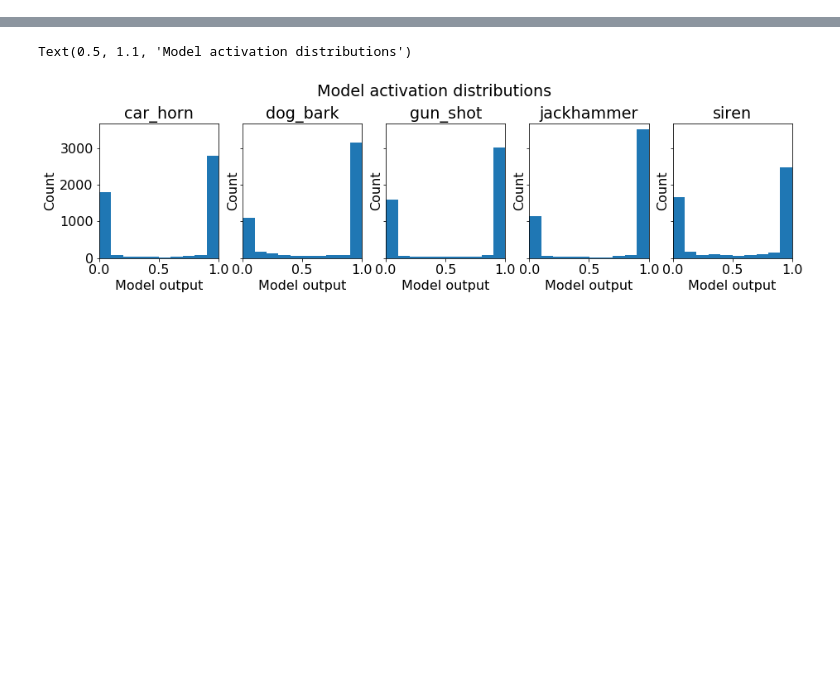
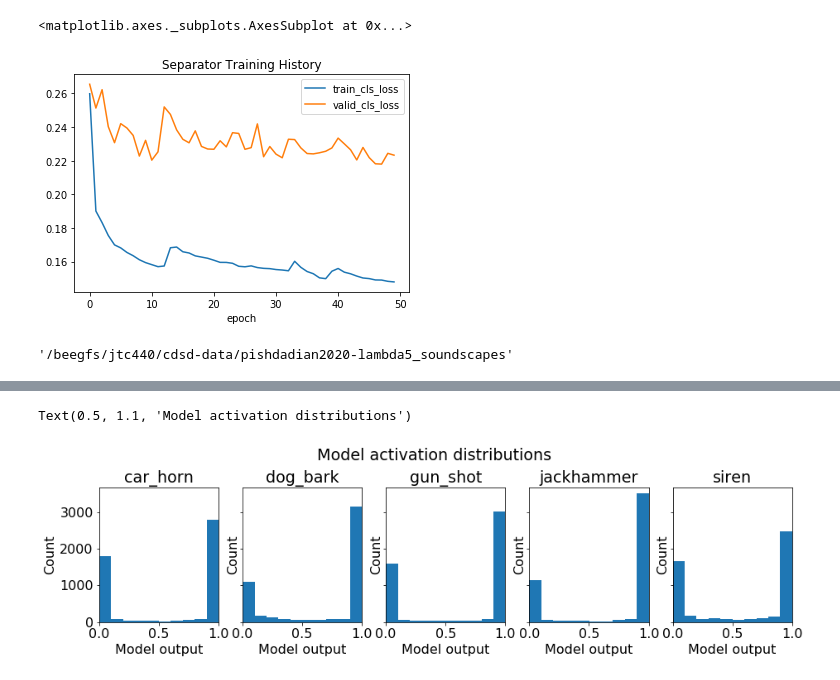
Before and after one commit to sonyc-project/weakly-supervised-sssle, a Jupyter notebook: notebooks/results_analysis.ipynb, the cells around one changed output, grey strips where cells are left out. Drawn from its saved outputs; the diff is of its cells as text; code cells hidden in the pictures; blank space fills up the shorter version.

```diff
--- a/notebooks/results_analysis.ipynb
+++ b/notebooks/results_analysis.ipynb
@@ -33,2 +42,7 @@ separator_history.plot(x='epoch', y=['train_tot_loss', 'valid_tot_loss'], title=
+# %%
+separator_history.plot(x='epoch', y=['train_cls_loss', 'valid_cls_loss'], title='Separator Training History')
+# %% [output]
+<matplotlib.axes._subplots.AxesSubplot at 0x...>
+[figure, added]
 # %%
 sep_res_path = os.path.join(separator_dir, 'separation_results_test.csv')
@@ -34,0 +54,4 @@ sep_res_path = os.path.join(separator_dir, 'separation_results_test.csv')
+# %%
+sep_config['root_data_dir']
+# %% [output]
+'/beegfs/jtc440/cdsd-data/pishdadian2020-lambda5_soundscapes'
```
Also changed, not shown: parts of 24 cells of this notebook.
